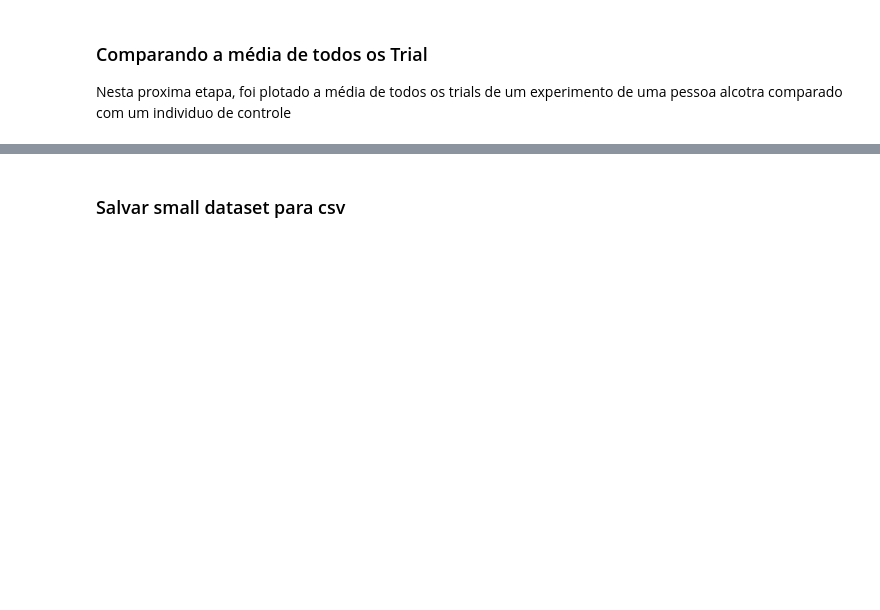
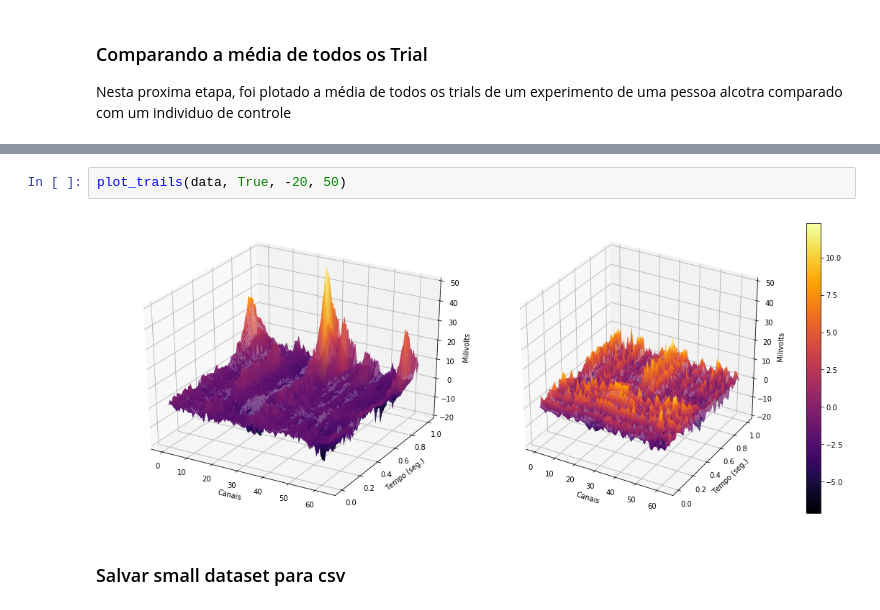
Before and after one commit to igornfaustino/processamento_sinais_biologicos, a Jupyter notebook: projeto1/Projeto1.ipynb, the cells around one changed output, grey strips where cells are left out. Saved outputs shown, nothing was run; the diff lists cells and outputs as text; blank space fills up the shorter version.

```diff
--- a/projeto1/Projeto1.ipynb
+++ b/projeto1/Projeto1.ipynb
@@ -310,3 +290,7 @@ plt.show()
+# %%
+plot_trails(data, True, -20, 50)
+# %% [output]
+[figure, added]
 # %% [markdown]
 ### Salvar small dataset para csv
 # %%
```
Also changed, not shown: parts of 15 cells of this notebook.
